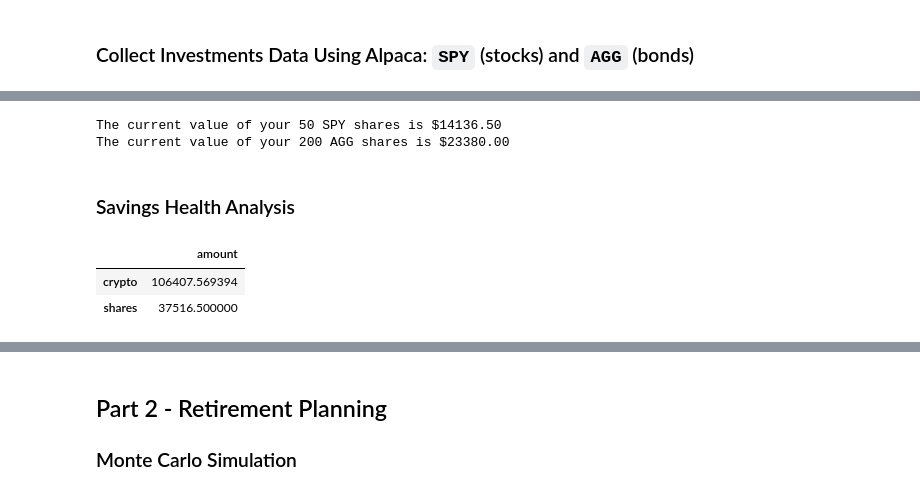
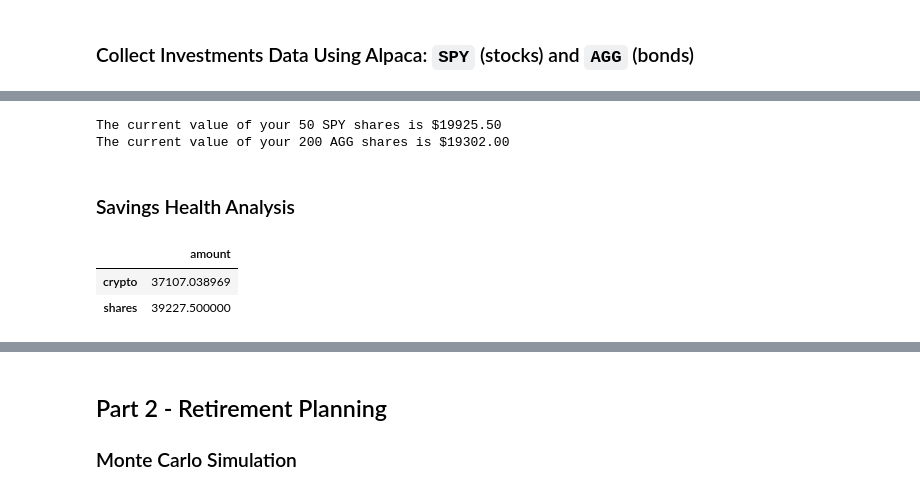
Before and after one commit to VeronicaHurtado/FinTech-Module5-Challenge, a Jupyter notebook: financial-planner.ipynb, the cells around one changed output, grey strips where cells are left out. Cells and saved outputs as stored; diff of their text form; code cells hidden in the pictures.

```diff
--- a/financial-planner.ipynb
+++ b/financial-planner.ipynb
@@ -57 +80,9 @@ my_spy = 50
+# %%
+# Format current date as ISO format
+# Since I have a free subscription to Alpaca, using the current date returns an error:
+# APIError: your subscription does not permit querying data from the past 15 minutes
+# today = pd.Timestamp(date.today(), tz="America/New_York").isoformat()
+# Thus for this case study we are using the date from 30 days ago instead.
+a_month_ago = date.today() - timedelta(days=30)
+today = pd.Timestamp(a_month_ago, tz="America/New_York").isoformat()
 # %%
@@ -88,0 +109,11 @@ timeframe = "1Day"
+# %%
+# Reorganize the DataFrame
+# Separate ticker data
+AGG = df_portfolio[df_portfolio['symbol']=='AGG'].drop('symbol', axis=1)
+SPY = df_portfolio[df_portfolio['symbol']=='SPY'].drop('symbol', axis=1)
+
+# Concatenate the ticker DataFrames
+df_portfolio = pd.concat([AGG, SPY],axis=1, keys=tickers)
+
+# Preview DataFrame
+df_portfolio
@@ -89,6 +125,7 @@ timeframe = "1Day"
 # %%
 # Pick AGG and SPY close prices
-# YOUR CODE HERE!
+agg_close_price = float(df_portfolio["AGG"]["close"])
+spy_close_price = float(df_portfolio["SPY"]["close"])
 
 # Print AGG and SPY close prices
 print(f"Current AGG closing price: ${agg_close_price}")
@@ -99,28 +136,32 @@ Current SPY closing price: $282.73
 # %%
 # Compute the current value of shares
-# YOUR CODE HERE!
+my_agg_value = agg_close_price * my_agg
+my_spy_value = spy_close_price * my_spy
+
 
 # Print current value of shares
 print(f"The current value of your {my_spy} SPY shares is ${my_spy_value:0.2f}")
 print(f"The current value of your {my_agg} AGG shares is ${my_agg_value:0.2f}")
 # %% [output]
-The current value of your 50 SPY shares is $14136.50
-The current value of your 200 AGG shares is $23380.00
+The current value of your 50 SPY shares is $19925.50
+The current value of your 200 AGG shares is $19302.00
 # %% [markdown]
 ### Savings Health Analysis
 # %%
 # Set monthly household income
-# YOUR CODE HERE!
+monthly_income = 12000
 
 # Consolidate financial assets data
-# YOUR CODE HERE!
+assets_data = {
+    "amount": [my_btc_value + my_eth_value, my_agg_value + my_spy_value]
+}
 
 # Create savings DataFrame
-# YOUR CODE HERE!
+df_savings = pd.DataFrame(assets_data, index=['crypto', 'shares'])
 
 # Display savings DataFrame
 display(df_savings)
 # %% [output]
 |  | amount |
-| crypto | 106407.569394 |
-| shares | 37516.500000 |
+| crypto | 37107.038969 |
+| shares | 39227.500000 |
```
Also changed, not shown: parts of 13 cells of this notebook, 3 other files.
